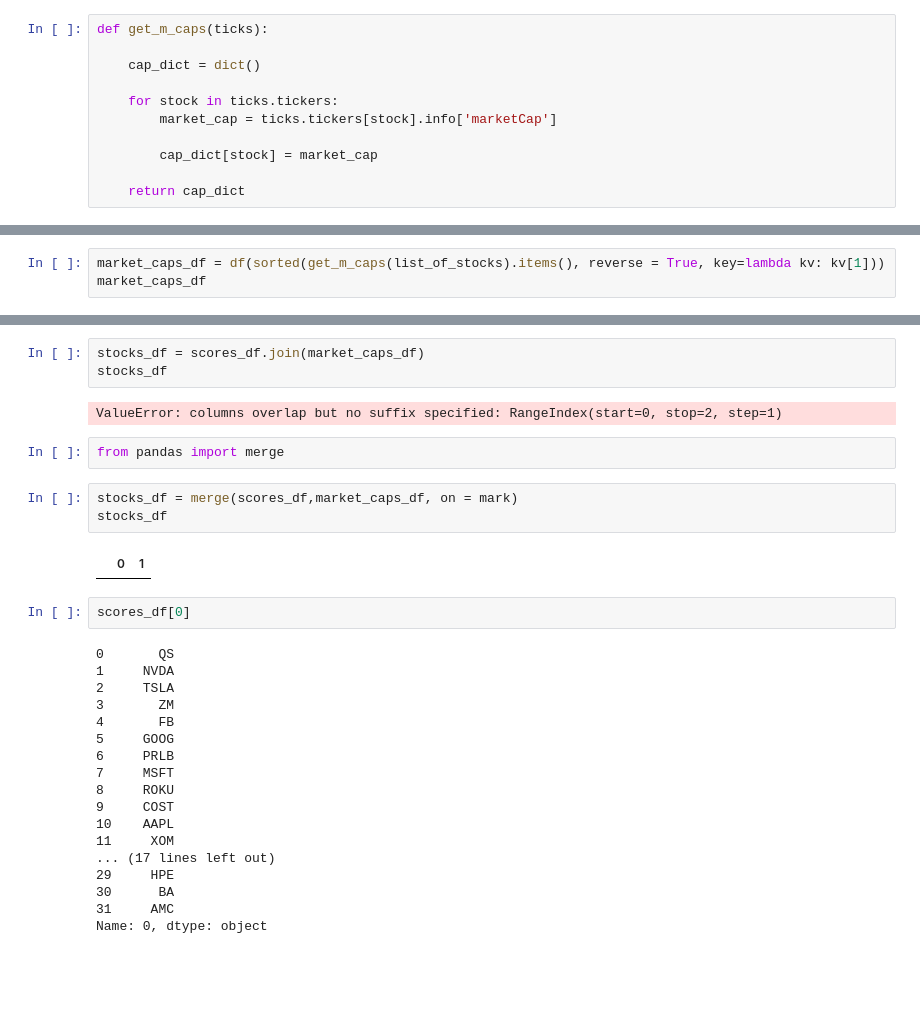
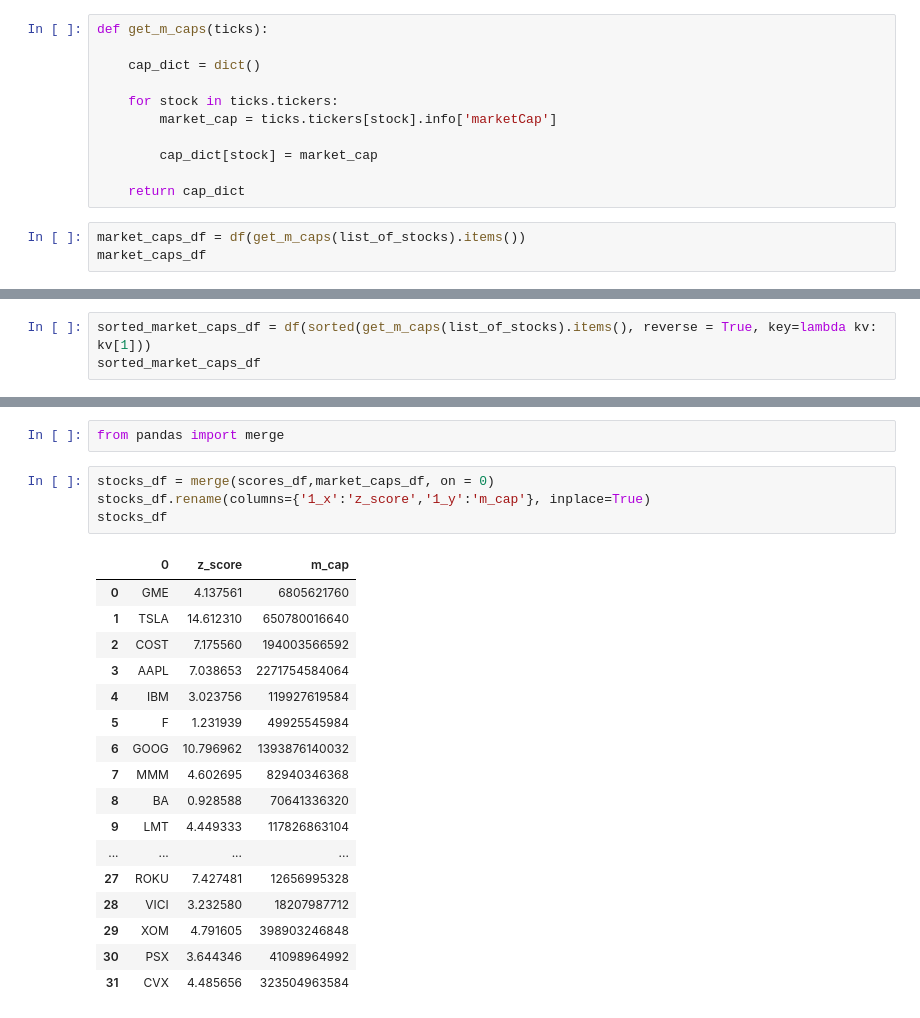
Before and after one commit to CameronBeebe/z_score, a Jupyter notebook: z_score_dev.ipynb, the cells around one changed output, grey strips where cells are left out. Saved outputs shown, nothing was run; the diff lists cells and outputs as text; blank space fills up the shorter version.

Commit message:
merged data frames

```diff
--- a/z_score_dev.ipynb
+++ b/z_score_dev.ipynb
@@ -298,3 +298,6 @@ def get_m_caps(ticks):
         cap_dict[stock] = market_cap
 
     return cap_dict
+# %%
+market_caps_df = df(get_m_caps(list_of_stocks).items())
+market_caps_df
@@ -301,6 +322,6 @@ def get_m_caps(ticks):
 # %%
-market_caps_df = df(sorted(get_m_caps(list_of_stocks).items(), reverse = True, key=lambda kv: kv[1]))
-market_caps_df
+sorted_market_caps_df = df(sorted(get_m_caps(list_of_stocks).items(), reverse = True, key=lambda kv: kv[1]))
+sorted_market_caps_df
 # %% [output]
 |  | 0 | 1 |
 | 0 | AAPL | 2271754584064 |
@@ -342,33 +363,25 @@ scores_df
 | 31 | CVX | 4.485656 |
-# %%
-stocks_df = scores_df.join(market_caps_df)
-stocks_df
-# %% [output]
-ValueError: columns overlap but no suffix specified: RangeIndex(start=0, stop=2, step=1)
 # %%
 from pandas import merge
 # %%
-stocks_df = merge(scores_df,market_caps_df, on = mark)
+stocks_df = merge(scores_df,market_caps_df, on = 0)
+stocks_df.rename(columns={'1_x':'z_score','1_y':'m_cap'}, inplace=True)
 stocks_df
 # %% [output]
-|  | 0 | 1 |
+|  | 0 | z_score | m_cap |
+| 0 | GME | 4.137561 | 6805621760 |
+| 1 | TSLA | 14.612310 | 650780016640 |
+| 2 | COST | 7.175560 | 194003566592 |
+| 3 | AAPL | 7.038653 | 2271754584064 |
+| 4 | IBM | 3.023756 | 119927619584 |
+| 5 | F | 1.231939 | 49925545984 |
+| 6 | GOOG | 10.796962 | 1393876140032 |
+| 7 | MMM | 4.602695 | 82940346368 |
+| 8 | BA | 0.928588 | 70641336320 |
+| 9 | LMT | 4.449333 | 117826863104 |
+| ... | ... | ... | ... |
+| 27 | ROKU | 7.427481 | 12656995328 |
+| 28 | VICI | 3.232580 | 18207987712 |
+| 29 | XOM | 4.791605 | 398903246848 |
+| 30 | PSX | 3.644346 | 41098964992 |
+| 31 | CVX | 4.485656 | 323504963584 |
-# %%
-scores_df[0]
-# %% [output]
-0       QS
-1     NVDA
-2     TSLA
-3       ZM
-4       FB
-5     GOOG
-6     PRLB
-7     MSFT
-8     ROKU
-9     COST
-10    AAPL
-11     XOM
-... (17 lines left out)
-29     HPE
-30      BA
-31     AMC
-Name: 0, dtype: object
```
Also changed, not shown: parts of 9 cells of this notebook.
